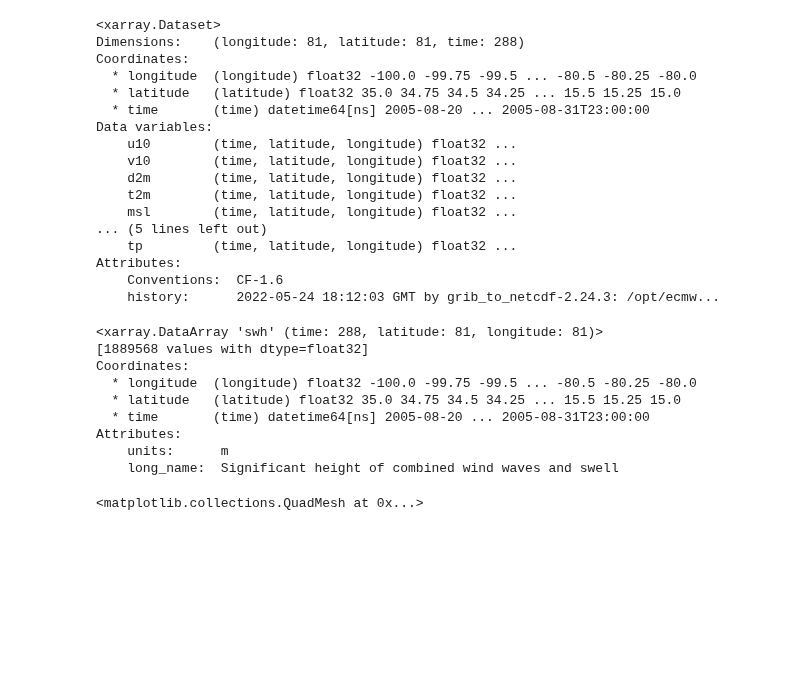
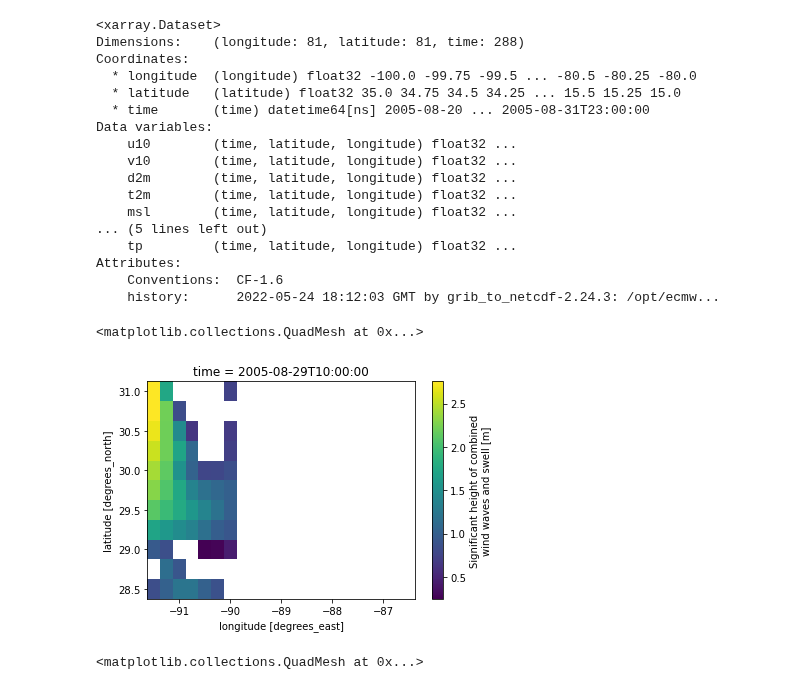
Before and after one commit to sdat2/adcirc-emulation, a Jupyter notebook: notebooks/exploratory/Katrina-Tidal-Guages.ipynb, the cells around one changed output. Drawn from its saved outputs; the diff is of its cells as text; code cells hidden in the pictures; blank space fills up the shorter version.

```diff
--- a/notebooks/exploratory/Katrina-Tidal-Guages.ipynb
+++ b/notebooks/exploratory/Katrina-Tidal-Guages.ipynb
@@ -88,18 +88,11 @@ Data variables:
 Attributes:
     Conventions:  CF-1.6
     history:      2022-05-24 18:12:03 GMT by grib_to_netcdf-2.24.3: /opt/ecmw...
-# %%
-era5.swh
-# %% [output]
-<xarray.DataArray 'swh' (time: 288, latitude: 81, longitude: 81)>
-[1889568 values with dtype=float32]
-Coordinates:
-  * longitude  (longitude) float32 -100.0 -99.75 -99.5 ... -80.5 -80.25 -80.0
-  * latitude   (latitude) float32 35.0 34.75 34.5 34.25 ... 15.5 15.25 15.0
-  * time       (time) datetime64[ns] 2005-08-20 ... 2005-08-31T23:00:00
-Attributes:
-    units:      m
-    long_name:  Significant height of combined wind waves and swell
+# %%
+mid_katrina(era5.swh).plot()
+# %% [output]
+<matplotlib.collections.QuadMesh at 0x...>
+[figure, added]
 # %%
 mid_katrina(era5.msl).plot(cmap="Greys_r")
 # %% [output]
```
Also changed, not shown: parts of 1 cell of this notebook, 4 other files.
